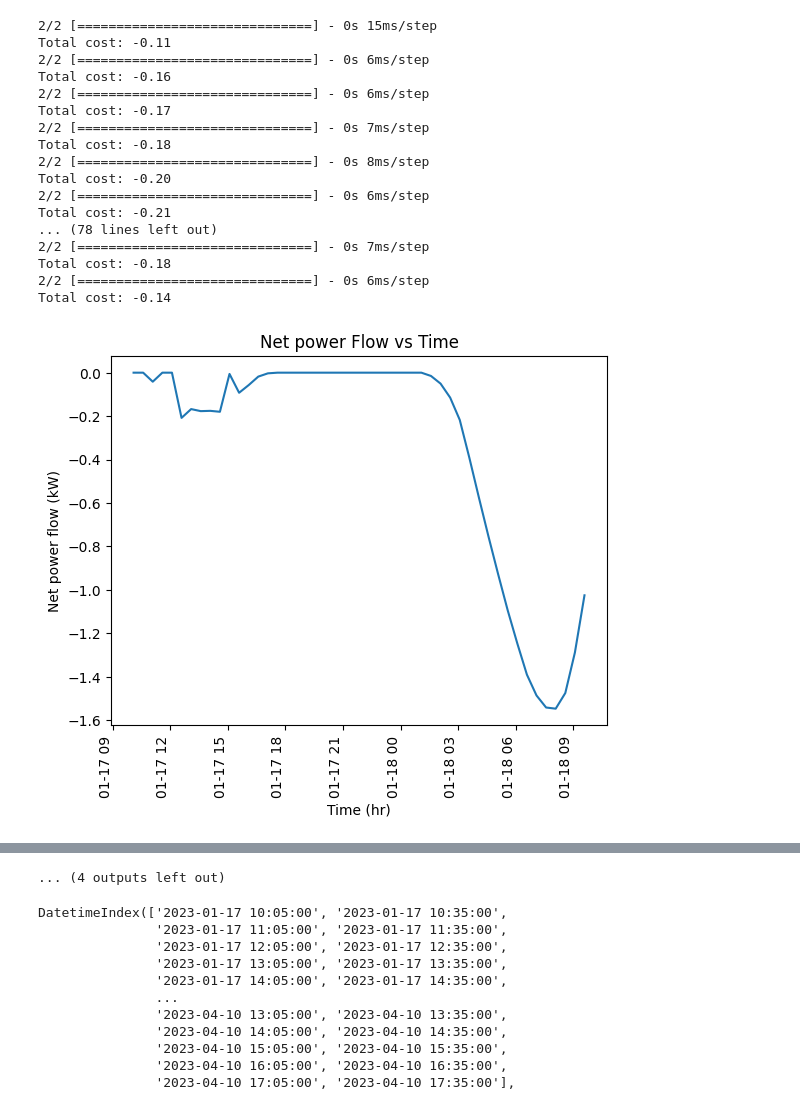
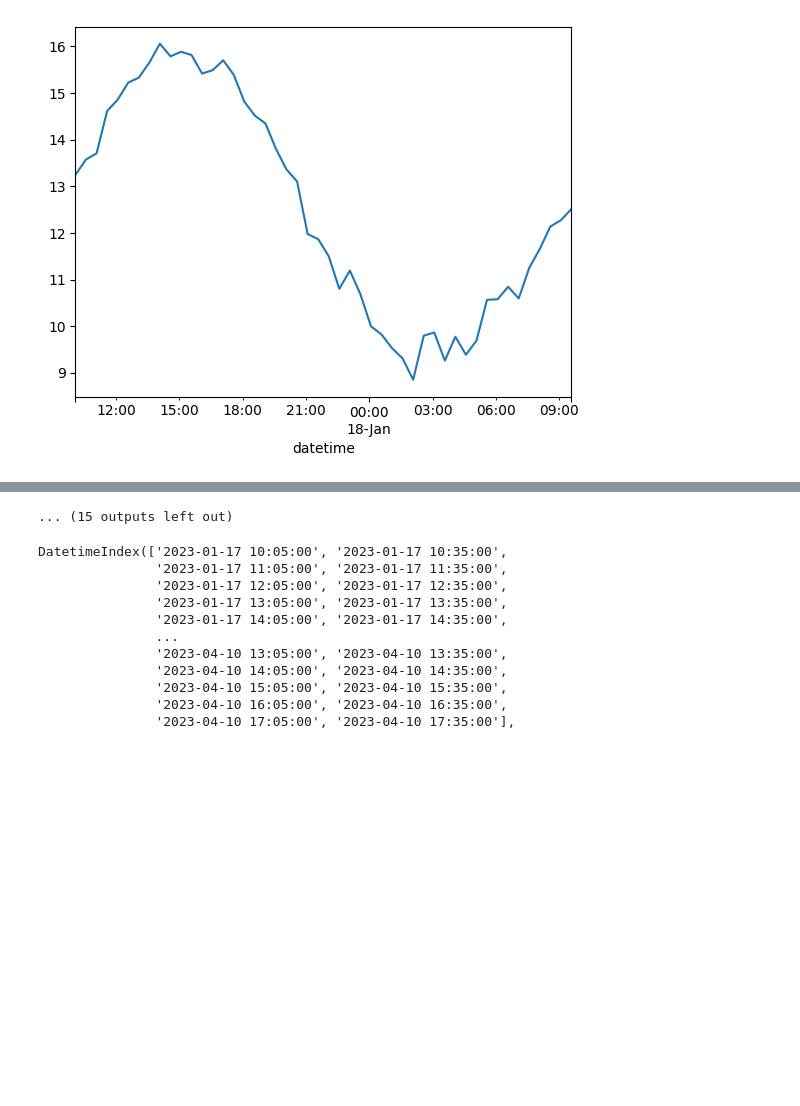
Before and after one commit to Muckthebuck/2023-Energy-kit, a Jupyter notebook: optimization(bidirectional_pricing).ipynb, the cells around one changed output, grey strips where cells are left out. Saved outputs shown, nothing was run; the diff lists cells and outputs as text; code cells hidden in the pictures; blank space fills up the shorter version.

```diff
--- a/optimization(bidirectional_pricing).ipynb
+++ b/optimization(bidirectional_pricing).ipynb
@@ -440,8 +440,12 @@ for i in range(sim_length):
     temp_in[i] = value(m.temp[1])
 
     # Plot forecast (optional function for checking the otpimizer schedule)
-    if (i==0):
+    if (i<2):
         plot_forecast(m,T_out.index)
+        T_out.plot()
+        plt.show()
+        Ins_PV.plot()
+        plt.show()
 
     # Update Occcupancy array based on new time array
     Occupancy = update_occupancy(Occupancy, time_array)
@@ -547,25 +551,8 @@ Name: load, Length: 4012, dtype: float64
 Total cost: -0.13
 [figure]
 [figure]
 [figure]
 [figure]
 [figure]
 [figure]
-2/2 [==============================] - 0s 15ms/step
-Total cost: -0.11
-2/2 [==============================] - 0s 6ms/step
-Total cost: -0.16
-2/2 [==============================] - 0s 6ms/step
-Total cost: -0.17
-2/2 [==============================] - 0s 7ms/step
-Total cost: -0.18
-2/2 [==============================] - 0s 8ms/step
-Total cost: -0.20
-2/2 [==============================] - 0s 6ms/step
-Total cost: -0.21
-... (78 lines left out)
-2/2 [==============================] - 0s 7ms/step
-Total cost: -0.18
-2/2 [==============================] - 0s 6ms/step
-Total cost: -0.14
-[figure, old version]
+[figure, new version]
@@ -575,4 +564,4 @@ Total cost: -0.14
-... (4 outputs left out)
+... (15 outputs left out)
 # %%
 ob = online_batches()
 print(ob.get_timestamps())
```
Also changed, not shown: parts of 1 cell of this notebook, 1 other file.
